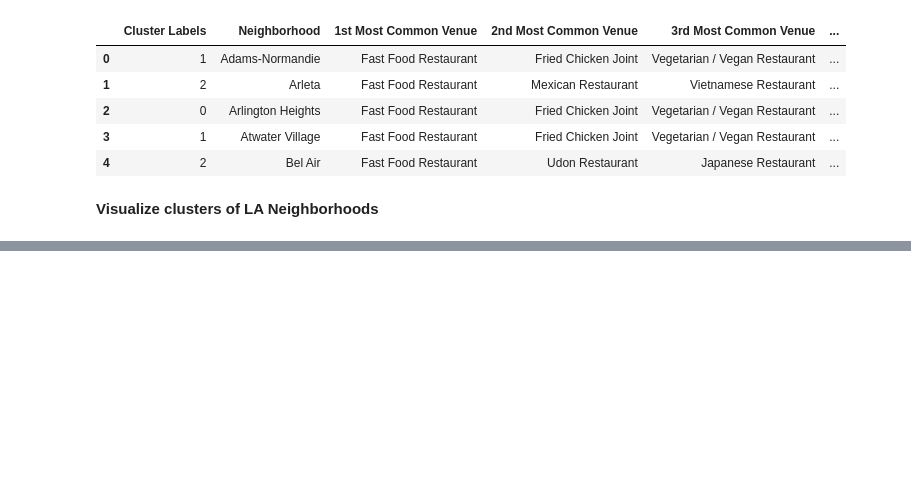
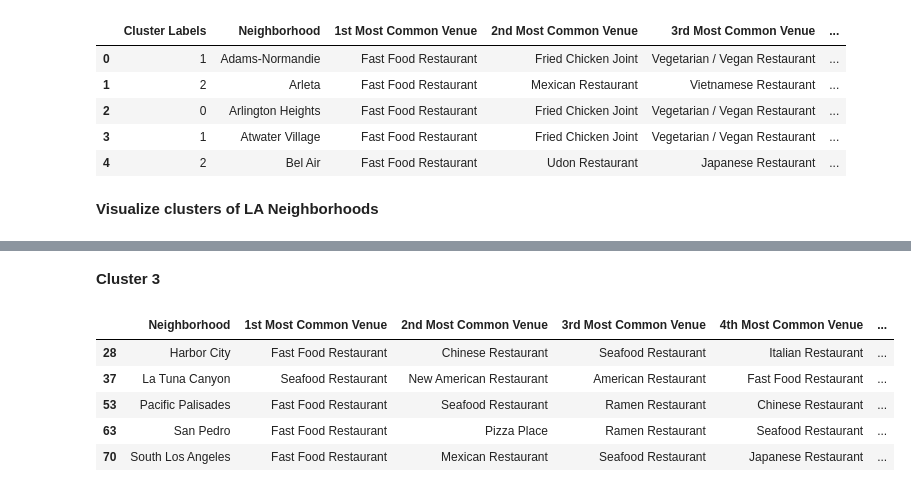
Before and after one commit to ashish-vemula/ibm-coursera-capstone-project, a Jupyter notebook: exploring-la-cuisines.ipynb, the cells around one changed output, grey strips where cells are left out. Drawn from its saved outputs; the diff is of its cells as text; code cells hidden in the pictures; blank space fills up the shorter version.

```diff
--- a/exploring-la-cuisines.ipynb
+++ b/exploring-la-cuisines.ipynb
@@ -654,0 +763,12 @@ map_clusters
+# %% [markdown]
+<b>Cluster 3</b>
+# %%
+cluster_3 = la_final_df.loc[la_final_df['Cluster Labels'] == 3, la_final_df.columns[1:13]]
+cluster_3.head(5)
+# %% [output]
+|  | Neighborhood | 1st Most Common Venue | 2nd Most Common Venue | 3rd Most Common Venue | 4th Most Common Venue | ... |
+| 28 | Harbor City | Fast Food Restaurant | Chinese Restaurant | Seafood Restaurant | Italian Restaurant | ... |
+| 37 | La Tuna Canyon | Seafood Restaurant | New American Restaurant | American Restaurant | Fast Food Restaurant | ... |
+| 53 | Pacific Palisades | Fast Food Restaurant | Seafood Restaurant | Ramen Restaurant | Chinese Restaurant | ... |
+| 63 | San Pedro | Fast Food Restaurant | Pizza Place | Ramen Restaurant | Seafood Restaurant | ... |
+| 70 | South Los Angeles | Fast Food Restaurant | Mexican Restaurant | Seafood Restaurant | Japanese Restaurant | ... |
```
Also changed, not shown: parts of 17 cells of this notebook.
